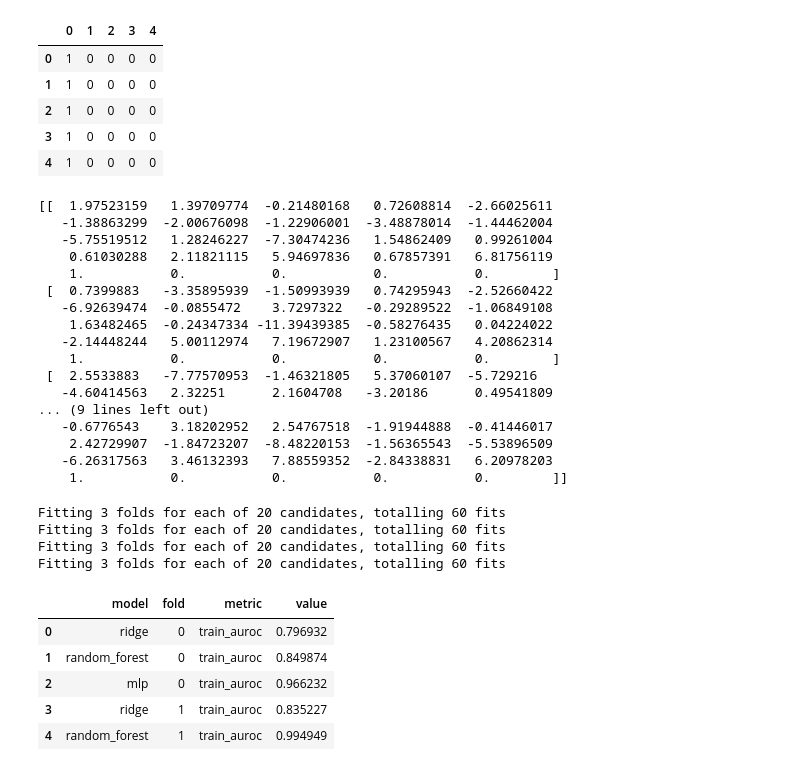
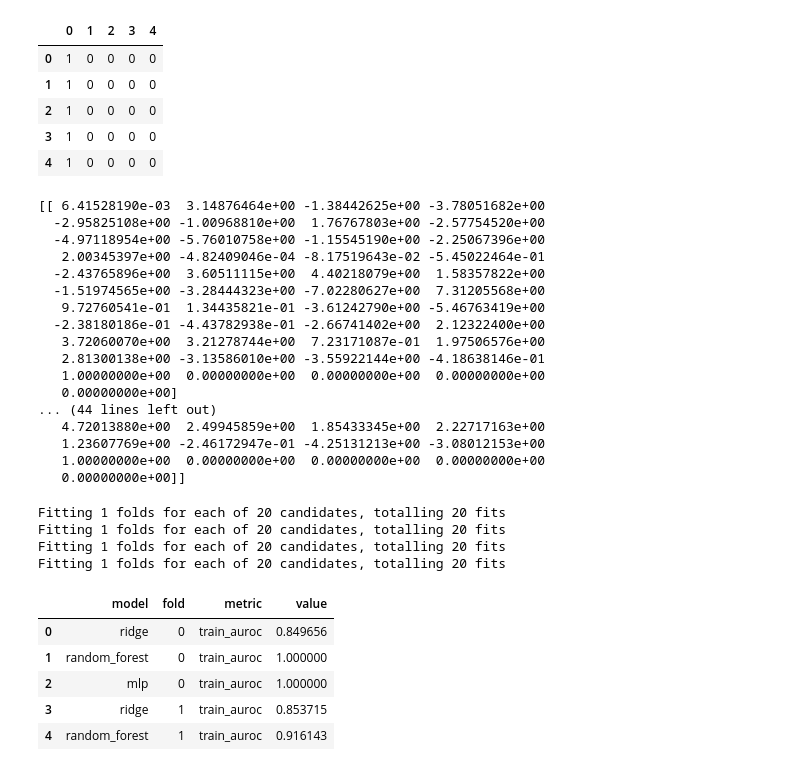
Before and after one commit to greenelab/pancancer-evaluation, a Jupyter notebook: 09_simulations/simulate.ipynb, the cells around one changed output. Saved outputs shown, nothing was run; the diff lists cells and outputs as text; code cells hidden in the pictures.

```diff
--- a/09_simulations/simulate.ipynb
+++ b/09_simulations/simulate.ipynb
@@ -28,7 +28,7 @@ np.random.seed(42)
 # %%
 n_domains = 5
 n_per_domain = 50
-p = 20
+p = 40
 k = 5
 noise_scale = 1.5
 
@@ -39,7 +39,7 @@ correlated_noise = True
 if k is not None:
     if simulate_with_csd:
         if correlated_noise:
-            xs, ys = simulate_csd_corr(n_domains, n_per_domain, p, k, diag=0.2)
+            xs, ys = simulate_csd_corr(n_domains, n_per_domain, p, k, corr_top=0.5, diag=3)
         else:
             xs, ys = simulate_csd(n_domains, n_per_domain, p, k, noise_scale)
     else:
@@ -153,7 +158,7 @@ for fold, (train_ix, test_ix) in enumerate(kf.split(xs)):
         'weight_decay': [0, 0.1, 1, 10, 100]
     }
 
-    fit_pipeline = train_mlp(X_train, y_train.flatten(), params, seed=42, max_iter=100)
+    fit_pipeline = train_mlp(X_train, y_train.flatten(), params, n_folds=-1, seed=42, max_iter=100)
     y_pred_train = fit_pipeline.predict_proba(X_train.astype(np.float32))[:, 1]
     y_pred_test = fit_pipeline.predict_proba(X_test.astype(np.float32))[:, 1]
     metrics = get_metrics(y_train, y_test, y_pred_train, y_pred_test)
@@ -201,23 +206,23 @@ x_covariates.head()
 xs_fixed = np.concatenate((xs, x_covariates.values), axis=1)
 print(xs_fixed[:5, :])
 # %% [output]
-[[  1.97523159   1.39709774  -0.21480168   0.72608814  -2.66025611
-   -1.38863299  -2.00676098  -1.22906001  -3.48878014  -1.44462004
-   -5.75519512   1.28246227  -7.30474236   1.54862409   0.99261004
-    0.61030288   2.11821115   5.94697836   0.67857391   6.81756119
-    1.           0.           0.           0.           0.        ]
- [  0.7399883   -3.35895939  -1.50993939   0.74295943  -2.52660422
-   -6.92639474  -0.0855472    3.7297322   -0.29289522  -1.06849108
-    1.63482465  -0.24347334 -11.39439385  -0.58276435   0.04224022
-   -2.14448244   5.00112974   7.19672907   1.23100567   4.20862314
-    1.           0.           0.           0.           0.        ]
- [  2.5533883   -7.77570953  -1.46321805   5.37060107  -5.729216
-   -4.60414563   2.32251      2.1604708   -3.20186      0.49541809
-... (9 lines left out)
-   -0.6776543    3.18202952   2.54767518  -1.91944888  -0.41446017
-    2.42729907  -1.84723207  -8.48220153  -1.56365543  -5.53896509
-   -6.26317563   3.46132393   7.88559352  -2.84338831   6.20978203
-    1.           0.           0.           0.           0.        ]]
+[[ 6.41528190e-03  3.14876464e+00 -1.38442625e+00 -3.78051682e+00
+  -2.95825108e+00 -1.00968810e+00  1.76767803e+00 -2.57754520e+00
+  -4.97118954e+00 -5.76010758e+00 -1.15545190e+00 -2.25067396e+00
+   2.00345397e+00 -4.82409046e-04 -8.17519643e-02 -5.45022464e-01
+  -2.43765896e+00  3.60511115e+00  4.40218079e+00  1.58357822e+00
+  -1.51974565e+00 -3.28444323e+00 -7.02280627e+00  7.31205568e+00
+   9.72760541e-01  1.34435821e-01 -3.61242790e+00 -5.46763419e+00
+  -2.38180186e-01 -4.43782938e-01 -2.66741402e+00  2.12322400e+00
+   3.72060070e+00  3.21278744e+00  7.23171087e-01  1.97506576e+00
+   2.81300138e+00 -3.13586010e+00 -3.55922144e+00 -4.18638146e-01
+   1.00000000e+00  0.00000000e+00  0.00000000e+00  0.00000000e+00
+   0.00000000e+00]
+... (44 lines left out)
+   4.72013880e+00  2.49945859e+00  1.85433345e+00  2.22717163e+00
+   1.23607769e+00 -2.46172947e-01 -4.25131213e+00 -3.08012153e+00
+   1.00000000e+00  0.00000000e+00  0.00000000e+00  0.00000000e+00
+   0.00000000e+00]]
 # %%
 # split dataset into train/test
 # this time with a covariate for domain membership (this should help performance)
@@ -243,43 +248,43 @@ for fold, (train_ix, test_ix) in enumerate(kf.split(xs_fixed)):
     results.append(metric_vals)
 
     fit_pipeline = train_rf(X_train, y_train.flatten(), seed=42)
     y_pred_train = fit_pipeline.predict(X_train)
     y_pred_test = fit_pipeline.predict(X_test)
     metrics = get_metrics(y_train, y_test, y_pred_train, y_pred_test)
 
     metric_vals = list(metrics.values()) + ['random_forest', fold]
     if results_cols is None:
         results_cols = metric_cols
     else:
         assert metric_cols == results_cols
     results.append(metric_vals)
 
-    fit_pipeline = train_mlp(X_train, y_train.flatten(), params, seed=42, max_iter=100)
+    fit_pipeline = train_mlp(X_train, y_train.flatten(), params, n_folds=-1, seed=42, max_iter=100)
     y_pred_train = fit_pipeline.predict_proba(X_train.astype(np.float32))[:, 1]
     y_pred_test = fit_pipeline.predict_proba(X_test.astype(np.float32))[:, 1]
     metrics = get_metrics(y_train, y_test, y_pred_train, y_pred_test)
 
     metric_vals = list(metrics.values()) + ['mlp', fold]
     if results_cols is None:
         results_cols = metric_cols
     else:
         assert metric_cols == results_cols
     results.append(metric_vals)
 
 results_df = pd.DataFrame(results, columns=results_cols)
 results_df = results_df.melt(id_vars=['model', 'fold'], var_name='metric')
 results_df.head()
 # %% [output]
-Fitting 3 folds for each of 20 candidates, totalling 60 fits
-Fitting 3 folds for each of 20 candidates, totalling 60 fits
-Fitting 3 folds for each of 20 candidates, totalling 60 fits
-Fitting 3 folds for each of 20 candidates, totalling 60 fits
+Fitting 1 folds for each of 20 candidates, totalling 20 fits
+Fitting 1 folds for each of 20 candidates, totalling 20 fits
+Fitting 1 folds for each of 20 candidates, totalling 20 fits
+Fitting 1 folds for each of 20 candidates, totalling 20 fits
 |  | model | fold | metric | value |
-| 0 | ridge | 0 | train_auroc | 0.796932 |
-| 1 | random_forest | 0 | train_auroc | 0.849874 |
-| 2 | mlp | 0 | train_auroc | 0.966232 |
-| 3 | ridge | 1 | train_auroc | 0.835227 |
-| 4 | random_forest | 1 | train_auroc | 0.994949 |
+| 0 | ridge | 0 | train_auroc | 0.849656 |
+| 1 | random_forest | 0 | train_auroc | 1.000000 |
+| 2 | mlp | 0 | train_auroc | 1.000000 |
+| 3 | ridge | 1 | train_auroc | 0.853715 |
+| 4 | random_forest | 1 | train_auroc | 0.916143 |
 # %%
 sns.set({'figure.figsize': (12, 6)})
 
```
Also changed, not shown: parts of 7 cells of this notebook, 3 other files.
